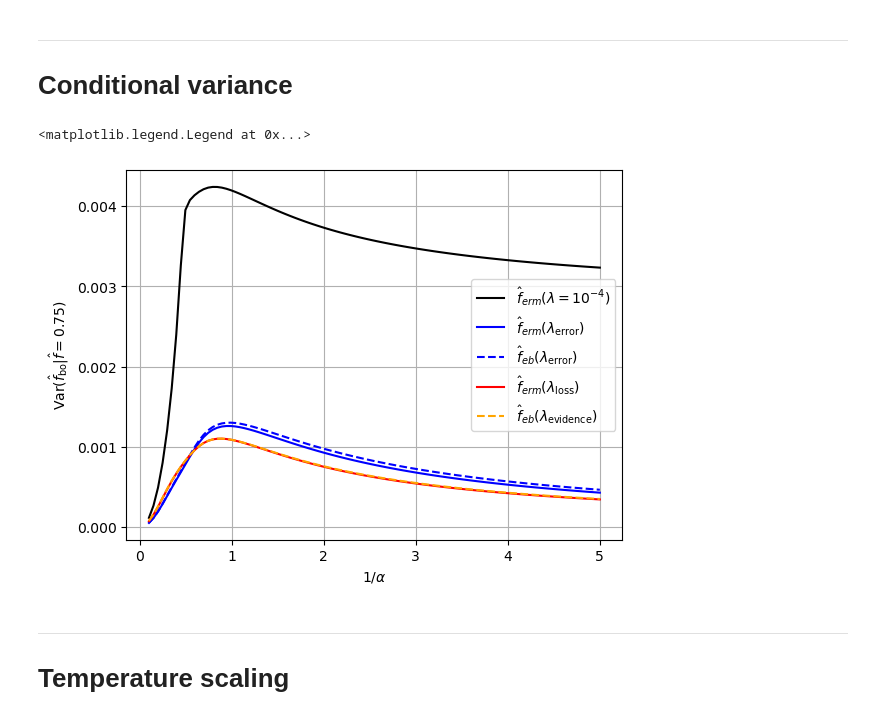
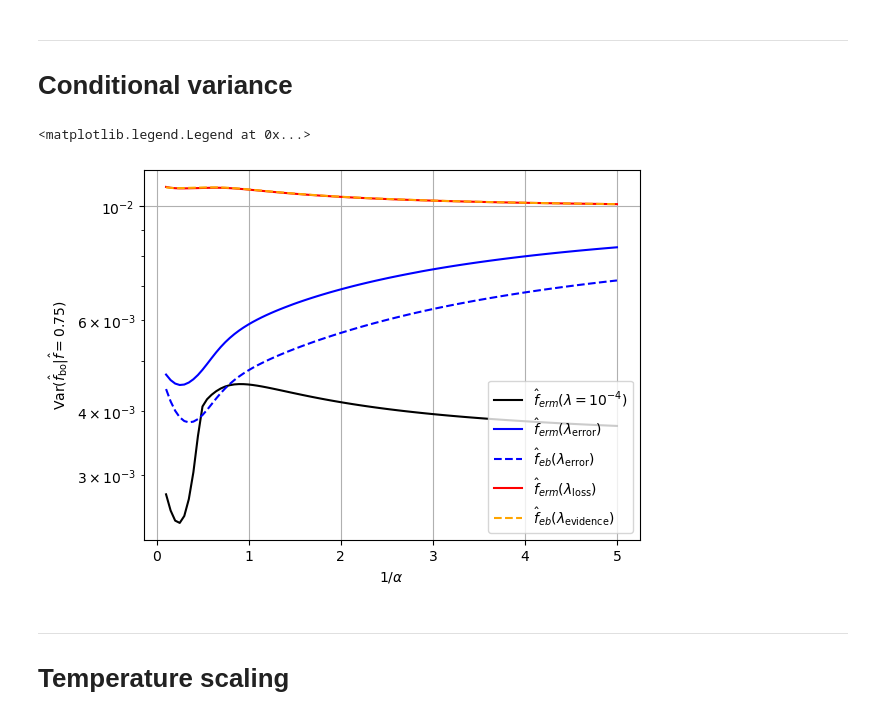
Before and after one commit to SPOC-group/double_descent_uncertainty, a Jupyter notebook: state_evolution.ipynb, the cells around one changed output. Cells and saved outputs as stored; diff of their text form; code cells hidden in the pictures.

```diff
--- a/state_evolution.ipynb
+++ b/state_evolution.ipynb
@@ -212,3 +213,8 @@ inv_alpha_range_for_erm_lambda_loss = 1.0 / alpha_range_for_erm_lambda_loss
+# %%
+inv_alpha_range_for_erm_lambda_loss = inv_alpha_range_for_lambda_0
+alpha_range_for_erm_lambda_loss = 1.0 / inv_alpha_range_for_erm_lambda_loss
+
+erm_lambda_loss = [ experiments.search_lambda.erm_compute_optimal_lambda_for_loss(1.0 / inv_alpha , noise_std, n_over_d * inv_alpha, activation, 1e-3, 10.0, 1e-4, False, rho) for inv_alpha in tqdm.tqdm(inv_alpha_range_for_erm_lambda_loss) ]
 # %%
 ms_for_erm_lambda_loss = []
 qs_for_erm_lambda_loss = []
@@ -219,7 +225,7 @@ qhats_for_erm_lambda_loss = []
 vhats_for_erm_lambda_loss = []
 
 for i, alpha in tqdm.tqdm(enumerate(alpha_range_for_erm_lambda_loss)):
-    gamma = n_over_p / alpha
+    gamma = n_over_d / alpha
     m, q, v, mhat, qhat, vhat = gcmpyo3.state_evolution.erm_state_evolution_gcm(alpha, noise_var, gamma, kappa1, kappastar, erm_lambda_loss[i], rho, data_model, erm_se_tolerance, erm_relative_tolerance)
     ms_for_erm_lambda_loss.append(m)
     qs_for_erm_lambda_loss.append(q)
@@ -262,12 +268,12 @@ Text(0, 0.5, '$\\varepsilon_g$')
 ### Calibration
 # %%
 level = 0.75
-add_vars_bayes_optimal = [over_utility.get_additional_noise_from_kappas(kappa1, kappastar, n_over_p * inv_alpha) for inv_alpha in inv_alpha_range_for_bayes_optimal]
-add_vars_evidence = [over_utility.get_additional_noise_from_kappas(kappa1, kappastar, n_over_p * inv_alpha) for inv_alpha in inv_alpha_range_for_lambda_evidence]
-add_vars_eb_error = [over_utility.get_additional_noise_from_kappas(kappa1, kappastar, n_over_p * inv_alpha) for inv_alpha in inv_alpha_range_for_pb_lambda_error]
-add_vars_error    = [over_utility.get_additional_noise_from_kappas(kappa1, kappastar, n_over_p * inv_alpha) for inv_alpha in inv_alpha_range_for_erm_lambda_error]
-add_vars_loss     = [over_utility.get_additional_noise_from_kappas(kappa1, kappastar, n_over_p * inv_alpha) for inv_alpha in inv_alpha_range_for_erm_lambda_loss]
-add_vars_0        = [over_utility.get_additional_noise_from_kappas(kappa1, kappastar, n_over_p * inv_alpha) for inv_alpha in inv_alpha_range_for_lambda_0]
+add_vars_bayes_optimal = [utility.get_additional_noise_from_kappas(kappa1, kappastar, n_over_d * inv_alpha) for inv_alpha in inv_alpha_range_for_bayes_optimal]
+add_vars_evidence = [utility.get_additional_noise_from_kappas(kappa1, kappastar, n_over_d * inv_alpha) for inv_alpha in inv_alpha_range_for_lambda_evidence]
+add_vars_eb_error = [utility.get_additional_noise_from_kappas(kappa1, kappastar, n_over_d * inv_alpha) for inv_alpha in inv_alpha_range_for_pb_lambda_error]
+add_vars_error    = [utility.get_additional_noise_from_kappas(kappa1, kappastar, n_over_d * inv_alpha) for inv_alpha in inv_alpha_range_for_erm_lambda_error]
+add_vars_loss     = [utility.get_additional_noise_from_kappas(kappa1, kappastar, n_over_d * inv_alpha) for inv_alpha in inv_alpha_range_for_erm_lambda_loss]
+add_vars_0        = [utility.get_additional_noise_from_kappas(kappa1, kappastar, n_over_d * inv_alpha) for inv_alpha in inv_alpha_range_for_lambda_0]
 # %%
 # Compute the noise variance for Laplace
 
@@ -314,26 +320,28 @@ plt.legend(prop={'size': 8})
 # %%
 # Conditional variance of the Bayes Optimal
 
-bayes_optimal_cond_variance_lambda_0        = [over_utility.conditional_variance_logit_teacher(level, m, q, qbo, 0.0, vbo + noise_var + add_var) for m, q, qbo, vbo, add_var in zip(ms_for_lambda_0, qs_for_lambda_0, qs_for_bayes_optimal, vs_for_bayes_optimal, add_vars_0)]
-bayes_optimal_cond_variance_lambda_error    = [over_utility.conditional_variance_logit_teacher(level, m, q, qbo, 0.0, vbo + noise_var + add_var) for m, q, qbo,vbo, add_var in zip(ms_for_erm_lambda_error, qs_for_erm_lambda_error, qs_for_bayes_optimal, vs_for_bayes_optimal, add_vars_error)]
-bayes_optimal_cond_variance_eb_lambda_error = [over_utility.conditional_variance_logit_teacher(level, m, q, qbo, 0.0, vbo + noise_var + add_var) for m, q, qbo,vbo, add_var in zip(ms_for_pb_lambda_error, qs_for_pb_lambda_error, qs_for_bayes_optimal, vs_for_bayes_optimal, add_vars_eb_error)]
-bayes_optimal_cond_variance_lambda_loss     = [over_utility.conditional_variance_logit_teacher(level, m, q, qbo, 0.0, vbo + noise_var + add_var) for m, q, qbo,vbo, add_var in zip(ms_for_erm_lambda_loss, qs_for_erm_lambda_loss, qs_for_bayes_optimal, vs_for_bayes_optimal, add_vars_loss)]
-bayes_optimal_cond_variance_lambda_evidence = [over_utility.conditional_variance_logit_teacher(level, m, q, qbo, v, vbo + noise_var + add_var) for m, q, v, qbo, vbo,  add_var in zip(ms_for_lambda_evidence, qs_for_lambda_evidence, vs_for_lambda_evidence, qs_for_bayes_optimal,  vs_for_bayes_optimal, add_vars_evidence)]
+bayes_optimal_cond_variance_lambda_0        = [utility.conditional_variance_logit_teacher(level, m, q, qbo, 0.0, vbo + noise_var + add_var) for m, q, qbo, vbo, add_var in zip(ms_for_lambda_0, qs_for_lambda_0, qs_for_bayes_optimal, vs_for_bayes_optimal, add_vars_0)]
+bayes_optimal_cond_variance_lambda_error    = [utility.conditional_variance_logit_teacher(level, m, q, qbo, 0.0, vbo + noise_var + add_var) for m, q, qbo,vbo, add_var in zip(ms_for_erm_lambda_error, qs_for_erm_lambda_error, qs_for_bayes_optimal, vs_for_bayes_optimal, add_vars_error)]
+bayes_optimal_cond_variance_eb_lambda_error = [utility.conditional_variance_logit_teacher(level, m, q, qbo, 0.0, vbo + noise_var + add_var) for m, q, qbo,vbo, add_var in zip(ms_for_pb_lambda_error, qs_for_pb_lambda_error, qs_for_bayes_optimal, vs_for_bayes_optimal, add_vars_eb_error)]
+bayes_optimal_cond_variance_lambda_loss     = [utility.conditional_variance_logit_teacher(level, m, q, qbo, 0.0, vbo + noise_var + add_var) for m, q, qbo,vbo, add_var in zip(ms_for_erm_lambda_loss, qs_for_erm_lambda_loss, qs_for_bayes_optimal, vs_for_bayes_optimal, add_vars_loss)]
+bayes_optimal_cond_variance_lambda_evidence = [utility.conditional_variance_logit_teacher(level, m, q, qbo, v, vbo + noise_var + add_var) for m, q, v, qbo, vbo,  add_var in zip(ms_for_lambda_evidence, qs_for_lambda_evidence, vs_for_lambda_evidence, qs_for_bayes_optimal,  vs_for_bayes_optimal, add_vars_evidence)]
 # %%
 plt.plot(inv_alpha_range_for_lambda_0, bayes_optimal_cond_variance_lambda_0, c='k', label='$\\hat{f}_{erm}(\\lambda = 10^{-4})$')
 plt.plot(inv_alpha_range_for_erm_lambda_error, bayes_optimal_cond_variance_lambda_error, c='b', label='$\\hat{f}_{erm}(\\lambda_{\\rm error})$')
 plt.plot(inv_alpha_range_for_pb_lambda_error, bayes_optimal_cond_variance_eb_lambda_error, 'b--', label='$\\hat{f}_{eb}(\\lambda_{\\rm error})$')
 plt.plot(inv_alpha_range_for_erm_lambda_loss, bayes_optimal_cond_variance_lambda_loss, 'r', label='$\\hat{f}_{erm}(\\lambda_{\\rm loss})$')
 plt.plot(inv_alpha_range_for_lambda_evidence, bayes_optimal_cond_variance_lambda_evidence, '--', c='orange', label='$\\hat{f}_{eb}(\\lambda_{\\rm evidence})$')
 
 plt.xlabel('$1 / \\alpha$')
 plt.ylabel('${\\rm Var}(\\hat{f}_{\\rm bo} | \\hat{f} = ' + str(level) + ')$')
 
+plt.yscale("log")
+
 plt.grid()
 plt.legend()
 # %% [output]
 <matplotlib.legend.Legend at 0x...>
-[figure, old version]
+[figure, new version]
 # %% [markdown]
 ---
 
```
Also changed, not shown: parts of 26 cells of this notebook, 8 other files.
